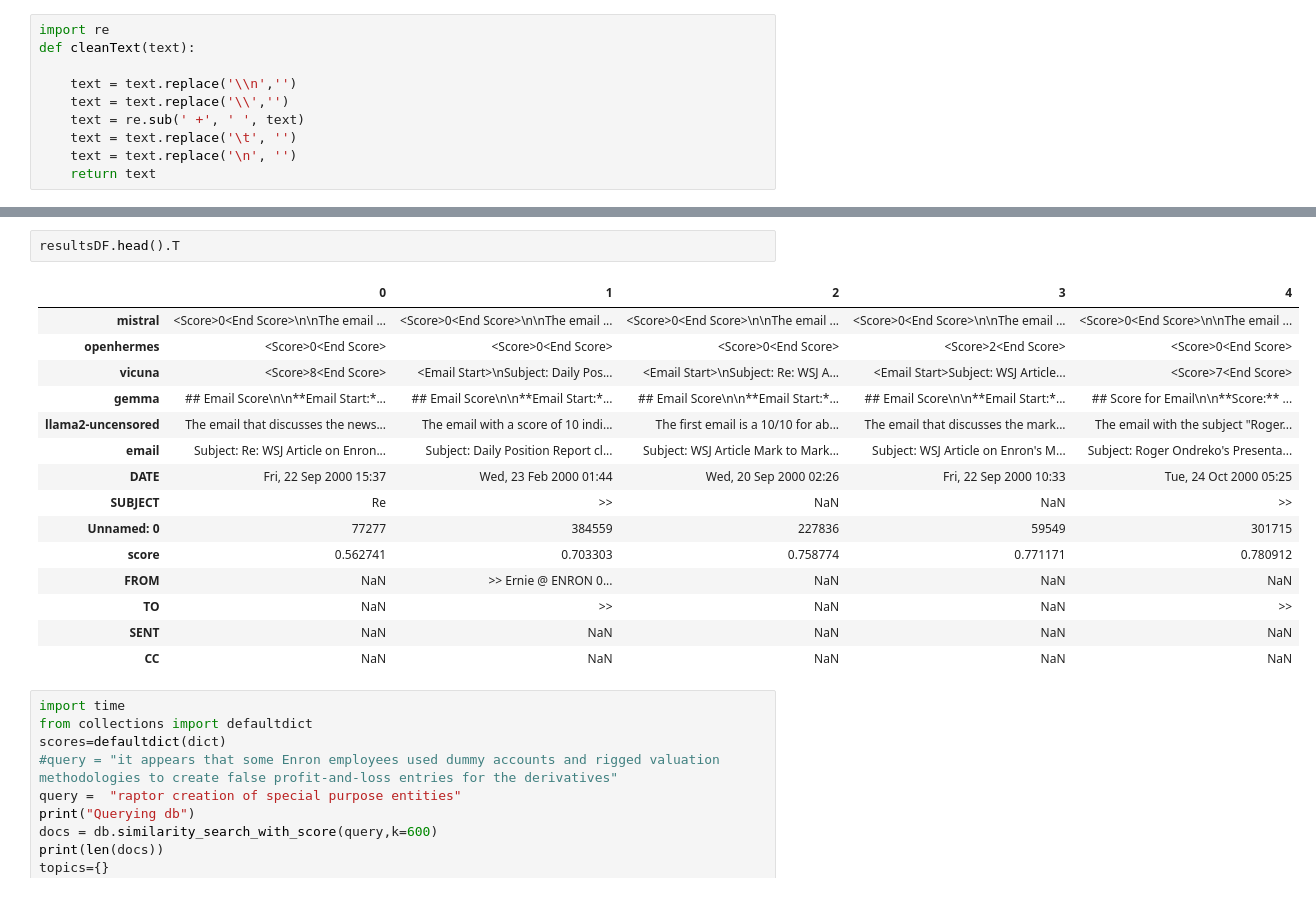
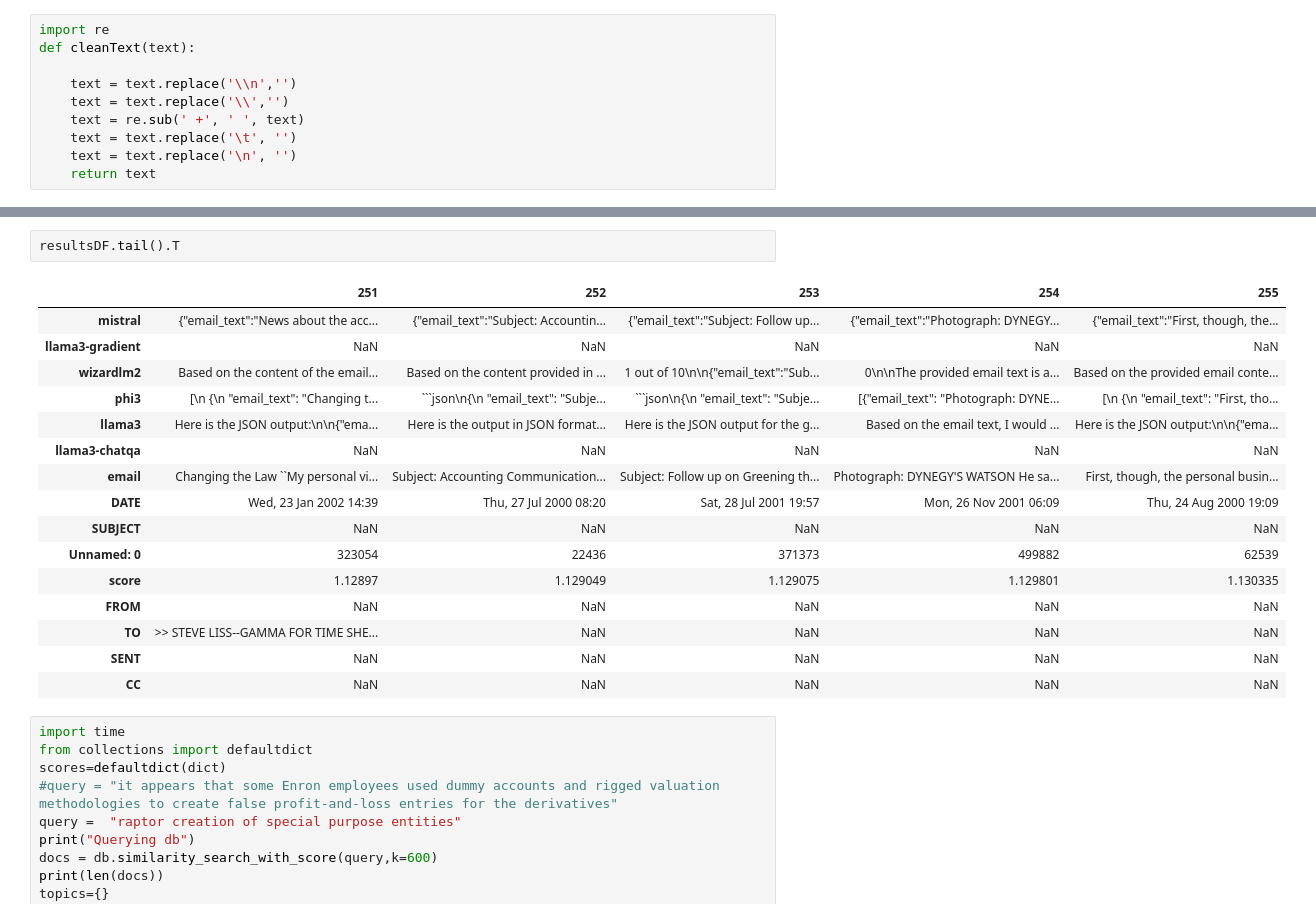
Before and after one commit to kariato/GTPracticum, a Jupyter notebook: EDA/clusterv3.ipynb, the cells around one changed output, grey strips where cells are left out. Saved outputs shown, nothing was run; the diff lists cells and outputs as text.

````diff
--- a/EDA/clusterv3.ipynb
+++ b/EDA/clusterv3.ipynb
@@ -140,21 +213,22 @@ Index(['llama2-uncensored', 'email', 'DATE', 'SUBJECT', 'Unnamed: 0', 'score',
        'FROM', 'TO', 'SENT', 'CC'],
       dtype='object')
 # %%
-resultsDF.head().T
+resultsDF.tail().T
 # %% [output]
-|  | 0 | 1 | 2 | 3 | 4 |
-| mistral | <Score>0<End Score>\n\nThe email ... | <Score>0<End Score>\n\nThe email ... | <Score>0<End Score>\n\nThe email ... | <Score>0<End Score>\n\nThe email ... | <Score>0<End Score>\n\nThe email ... |
-| openhermes | <Score>0<End Score> | <Score>0<End Score> | <Score>0<End Score> | <Score>2<End Score> | <Score>0<End Score> |
-| vicuna | <Score>8<End Score> | <Email Start>\nSubject: Daily Pos... | <Email Start>\nSubject: Re: WSJ A... | <Email Start>Subject: WSJ Article... | <Score>7<End Score> |
-| gemma | ## Email Score\n\n**Email Start:*... | ## Email Score\n\n**Email Start:*... | ## Email Score\n\n**Email Start:*... | ## Email Score\n\n**Email Start:*... | ## Score for Email\n\n**Score:** ... |
-| llama2-uncensored | The email that discusses the news... | The email with a score of 10 indi... | The first email is a 10/10 for ab... | The email that discusses the mark... | The email with the subject "Roger... |
-| email | Subject: Re: WSJ Article on Enron... | Subject: Daily Position Report cl... | Subject: WSJ Article Mark to Mark... | Subject: WSJ Article on Enron's M... | Subject: Roger Ondreko's Presenta... |
-| DATE | Fri, 22 Sep 2000 15:37 | Wed, 23 Feb 2000 01:44 | Wed, 20 Sep 2000 02:26 | Fri, 22 Sep 2000 10:33 | Tue, 24 Oct 2000 05:25 |
-| SUBJECT | Re | >> | NaN | NaN | >> |
-| Unnamed: 0 | 77277 | 384559 | 227836 | 59549 | 301715 |
-| score | 0.562741 | 0.703303 | 0.758774 | 0.771171 | 0.780912 |
-| FROM | NaN | >> Ernie @ ENRON 0... | NaN | NaN | NaN |
-| TO | NaN | >> | NaN | NaN | >> |
+|  | 251 | 252 | 253 | 254 | 255 |
+| mistral | {"email_text":"News about the acc... | {"email_text":"Subject: Accountin... | {"email_text":"Subject: Follow up... | {"email_text":"Photograph: DYNEGY... | {"email_text":"First, though, the... |
+| llama3-gradient | NaN | NaN | NaN | NaN | NaN |
+| wizardlm2 | Based on the content of the email... | Based on the content provided in ... | 1 out of 10\n\n{"email_text":"Sub... | 0\n\nThe provided email text is a... | Based on the provided email conte... |
+| phi3 | [\n {\n "email_text": "Changing t... | ```json\n{\n "email_text": "Subje... | ```json\n{\n "email_text": "Subje... | [{"email_text": "Photograph: DYNE... | [\n {\n "email_text": "First, tho... |
+| llama3 | Here is the JSON output:\n\n{"ema... | Here is the output in JSON format... | Here is the JSON output for the g... | Based on the email text, I would ... | Here is the JSON output:\n\n{"ema... |
+| llama3-chatqa | NaN | NaN | NaN | NaN | NaN |
+| email | Changing the Law ``My personal vi... | Subject: Accounting Communication... | Subject: Follow up on Greening th... | Photograph: DYNEGY'S WATSON He sa... | First, though, the personal busin... |
+| DATE | Wed, 23 Jan 2002 14:39 | Thu, 27 Jul 2000 08:20 | Sat, 28 Jul 2001 19:57 | Mon, 26 Nov 2001 06:09 | Thu, 24 Aug 2000 19:09 |
+| SUBJECT | NaN | NaN | NaN | NaN | NaN |
+| Unnamed: 0 | 323054 | 22436 | 371373 | 499882 | 62539 |
+| score | 1.12897 | 1.129049 | 1.129075 | 1.129801 | 1.130335 |
+| FROM | NaN | NaN | NaN | NaN | NaN |
+| TO | >> STEVE LISS--GAMMA FOR TIME SHE... | NaN | NaN | NaN | NaN |
 | SENT | NaN | NaN | NaN | NaN | NaN |
 | CC | NaN | NaN | NaN | NaN | NaN |
 # %%
````
Also changed, not shown: parts of 11 cells of this notebook, 4 other files.
